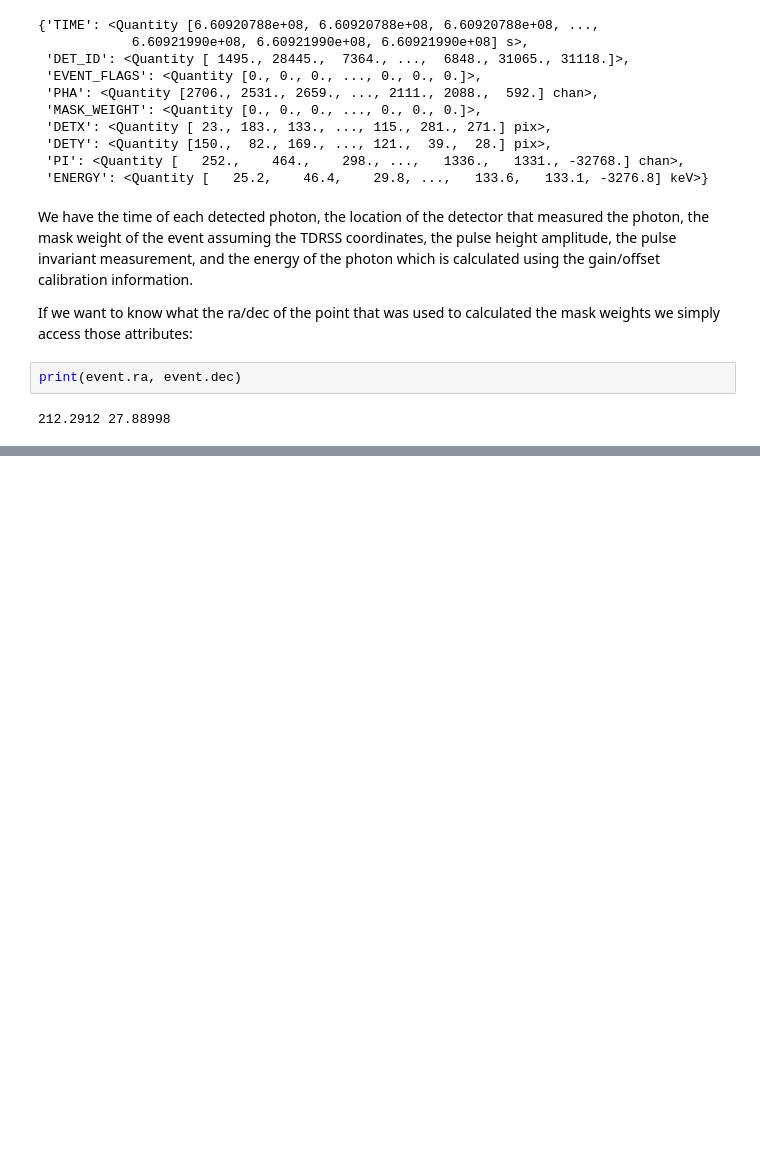
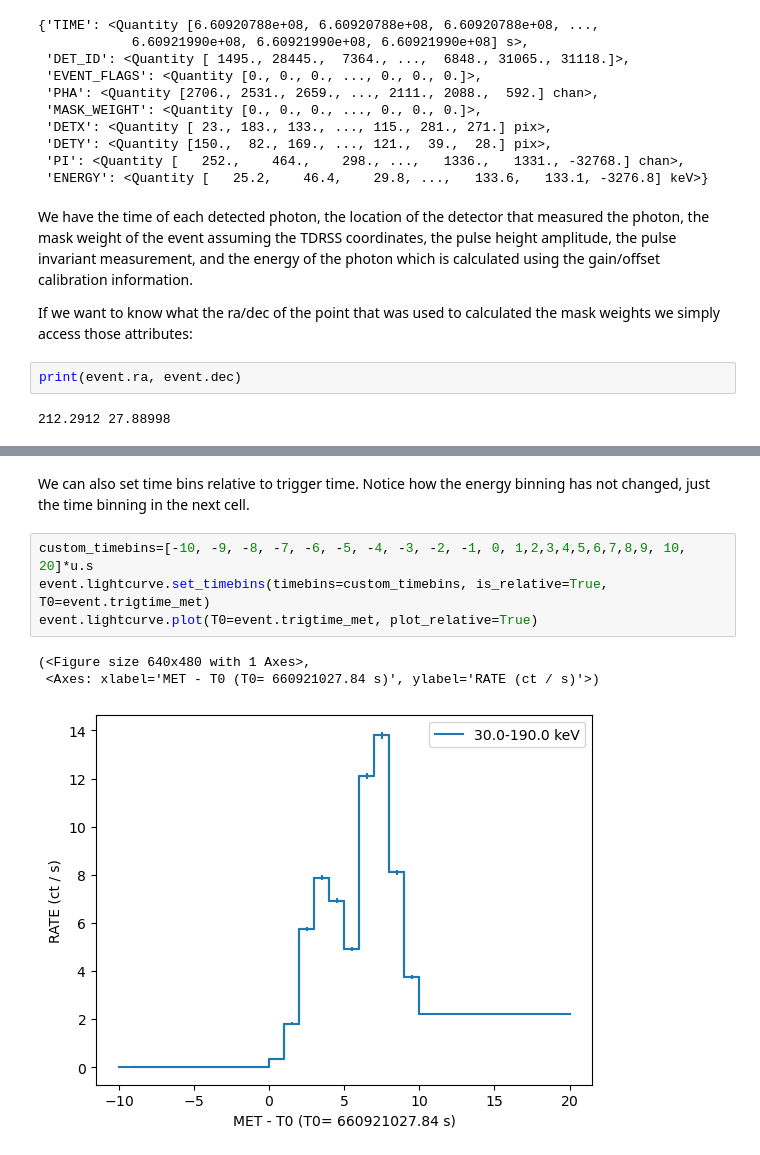
Before and after one commit to parsotat/BatAnalysis, a Jupyter notebook: notebooks/Example_TTE_data_analysis.ipynb, the cells around one changed output, grey strips where cells are left out. Saved outputs shown, nothing was run; the diff lists cells and outputs as text; blank space fills up the shorter version.

```diff
--- a/notebooks/Example_TTE_data_analysis.ipynb
+++ b/notebooks/Example_TTE_data_analysis.ipynb
@@ -312,0 +372,10 @@ These coordinates are
+# %% [markdown]
+We can also set time bins relative to trigger time. Notice how the energy binning has not changed, just the time binning in the next cell.
+# %%
+custom_timebins=[-10, -9, -8, -7, -6, -5, -4, -3, -2, -1, 0, 1,2,3,4,5,6,7,8,9, 10, 20]*u.s
+event.lightcurve.set_timebins(timebins=custom_timebins, is_relative=True, T0=event.trigtime_met)
+event.lightcurve.plot(T0=event.trigtime_met, plot_relative=True)
+# %% [output]
+(<Figure size 640x480 with 1 Axes>,
+ <Axes: xlabel='MET - T0 (T0= 660921027.84 s)', ylabel='RATE (ct / s)'>)
+[figure, added]
```
Also changed, not shown: parts of 23 cells of this notebook.
